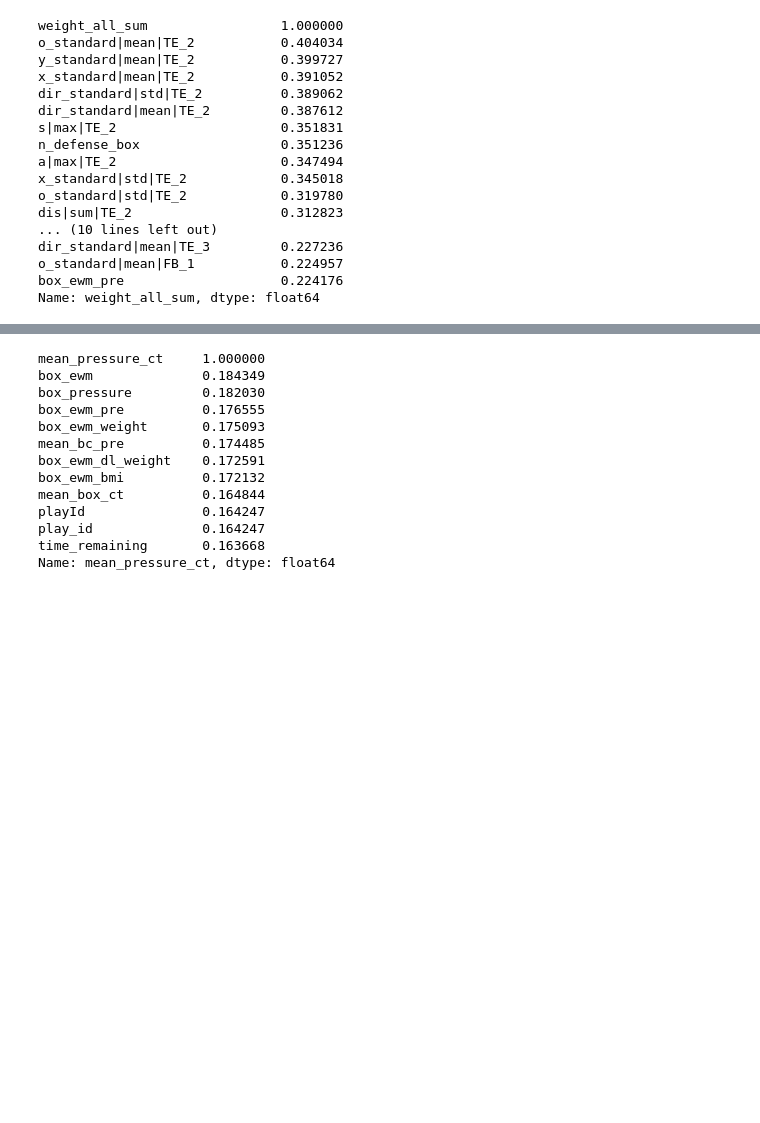
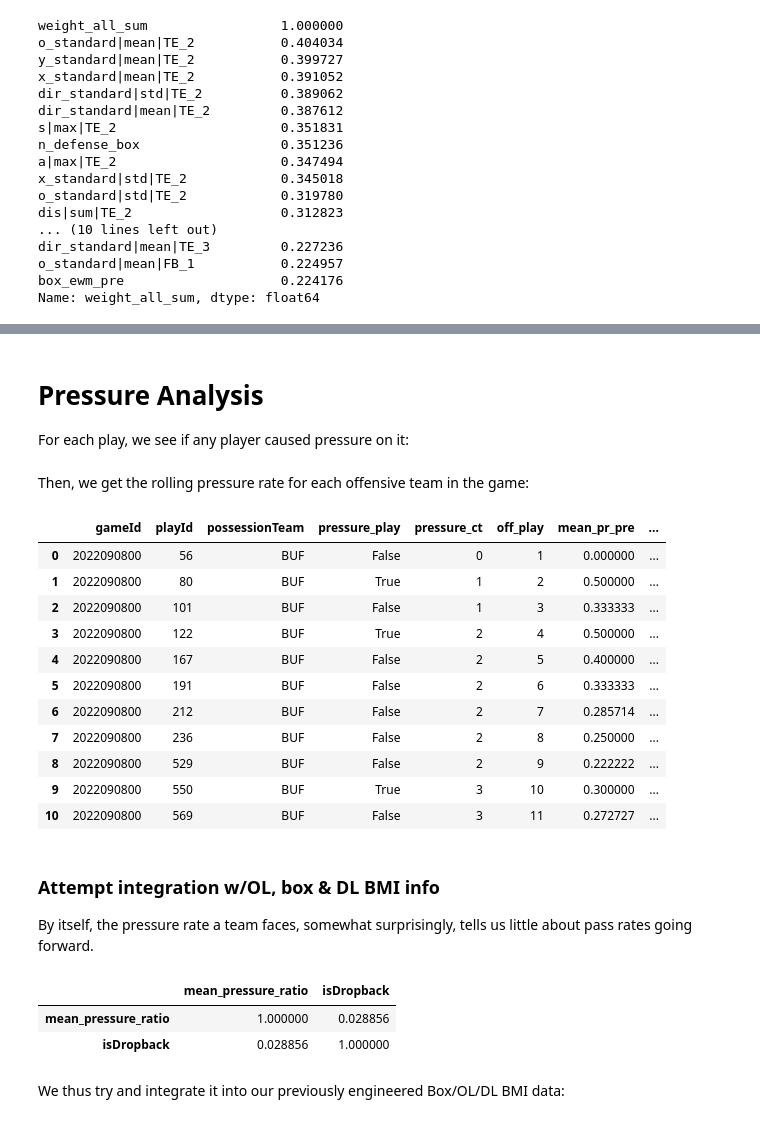
Before and after one commit to meagvo/NFL_BDB2025, a Jupyter notebook: weight_box_eda.ipynb, the cells around one changed output, grey strips where cells are left out. Cells and saved outputs as stored; diff of their text form; code cells hidden in the pictures; blank space fills up the shorter version.

Commit message:
add ewm stats, file for qb historical pass rates

```diff
--- a/weight_box_eda.ipynb
+++ b/weight_box_eda.ipynb
@@ -463,4 +248,0 @@ df_play = pd.concat([df_play,df_play.groupby(['gameId','possessionTeam']).agg(pr
-# %%
-df_play['mean_pc_pre'] = df_play['pressure_ct']/df_play['off_play']
-df_play['mean_pressure_ct'] = df_play.groupby(['gameId','possessionTeam']).mean_pc_pre.shift(1)
-df_play['mean_pressure_ct'] = df_play['mean_pressure_ct'].fillna(0)
@@ -509,16 +249,4 @@ train_data[['box_ewm_dl_bmi','box_ewm','box_pressure','mean_pressure_ct','OL_pc'
-# %%
-abs(train_data.corr()['mean_pressure_ct']).sort_values(ascending=False).head(12)
-# %% [output]
-mean_pressure_ct     1.000000
-box_ewm              0.184349
-box_pressure         0.182030
-box_ewm_pre          0.176555
-box_ewm_weight       0.175093
-mean_bc_pre          0.174485
-box_ewm_dl_weight    0.172591
-box_ewm_bmi          0.172132
-mean_box_ct          0.164844
-playId               0.164247
-play_id              0.164247
-time_remaining       0.163668
-Name: mean_pressure_ct, dtype: float64
+# %% [markdown]
+# Pressure Analysis
+
+For each play, we see if any player caused pressure on it:
@@ -524,0 +257,34 @@ Name: mean_pressure_ct, dtype: float64
+# %% [markdown]
+Then, we get the rolling pressure rate for each offensive team in the game:
+# %%
+df_play = pd.concat([df_play,df_play.groupby(['gameId','possessionTeam']).agg(pressure_ct=('pressure_play','cumsum'))],axis=1)
+df_play['mean_pr_pre'] = df_play['pressure_ct']/df_play['off_play']
+df_play['mean_pressure_ratio'] = df_play.groupby(['gameId','possessionTeam']).mean_pr_pre.shift(1)
+df_play['mean_pressure_ratio'] = df_play['mean_pressure_ratio'].fillna(0)
+# %%
+df_play[['gameId','playId','possessionTeam','pressure_play','pressure_ct','off_play','mean_pr_pre','mean_pressure_ratio']].head(11)
+# %% [output]
+|  | gameId | playId | possessionTeam | pressure_play | pressure_ct | off_play | mean_pr_pre | ... |
+| 0 | 2022090800 | 56 | BUF | False | 0 | 1 | 0.000000 | ... |
+| 1 | 2022090800 | 80 | BUF | True | 1 | 2 | 0.500000 | ... |
+| 2 | 2022090800 | 101 | BUF | False | 1 | 3 | 0.333333 | ... |
+| 3 | 2022090800 | 122 | BUF | True | 2 | 4 | 0.500000 | ... |
+| 4 | 2022090800 | 167 | BUF | False | 2 | 5 | 0.400000 | ... |
+| 5 | 2022090800 | 191 | BUF | False | 2 | 6 | 0.333333 | ... |
+| 6 | 2022090800 | 212 | BUF | False | 2 | 7 | 0.285714 | ... |
+| 7 | 2022090800 | 236 | BUF | False | 2 | 8 | 0.250000 | ... |
+| 8 | 2022090800 | 529 | BUF | False | 2 | 9 | 0.222222 | ... |
+| 9 | 2022090800 | 550 | BUF | True | 3 | 10 | 0.300000 | ... |
+| 10 | 2022090800 | 569 | BUF | False | 3 | 11 | 0.272727 | ... |
+# %% [markdown]
+### Attempt integration w/OL, box & DL BMI info
+
+By itself, the pressure rate a team faces, somewhat surprisingly, tells us little about pass rates going forward.
+# %%
+df_play[['mean_pressure_ratio','isDropback']].corr()
+# %% [output]
+|  | mean_pressure_ratio | isDropback |
+| mean_pressure_ratio | 1.000000 | 0.028856 |
+| isDropback | 0.028856 | 1.000000 |
+# %% [markdown]
+We thus try and integrate it into our previously engineered Box/OL/DL BMI data:
```
Also changed, not shown: parts of 94 cells of this notebook, 5 other files.
